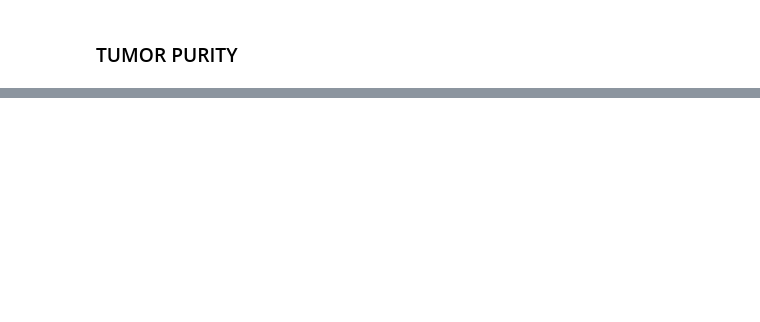
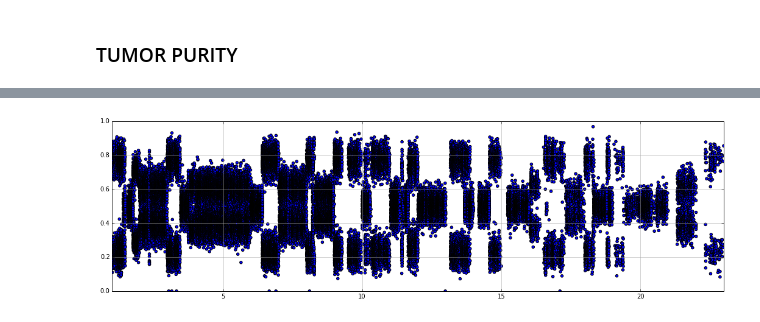
Before and after one commit to hartwigmedical/scripts, a Jupyter notebook: ipython/tumor_purity_estimate.ipynb, the cells around one changed output, grey strips where cells are left out. Drawn from its saved outputs; the diff is of its cells as text; code cells hidden in the pictures; blank space fills up the shorter version.

```diff
--- a/ipython/tumor_purity_estimate.ipynb
+++ b/ipython/tumor_purity_estimate.ipynb
@@ -157 +177,13 @@ plt.show()
+# %%
+c = 1
+fractionMin = 0
+fractionMax = 22
+dfSom = dfBAF[(dfBAF.chromPos>c+fractionMin)&(dfBAF.chromPos<c+fractionMax)]
+plt.figure(figsize=[18,5])
+plt.scatter(dfSom.chromPos, dfSom.BAF)
+plt.grid(b=True, which='both', color='0.65',linestyle='-')
+plt.axis([c+fractionMin, c+fractionMax,0, 1.0])
+plt.show()
+# %% [output]
+[figure, added]
 # %%
```
Also changed, not shown: parts of 14 cells of this notebook, 9 other files.
